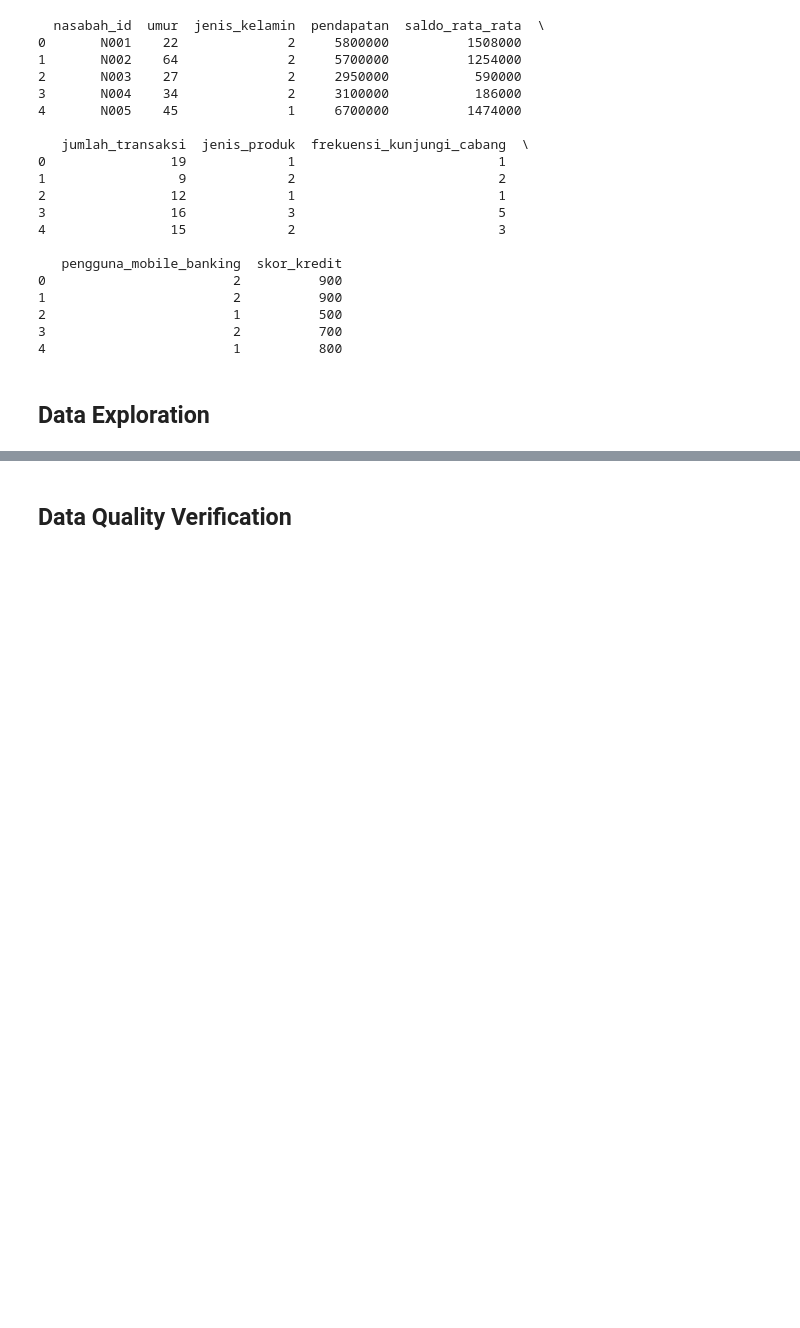
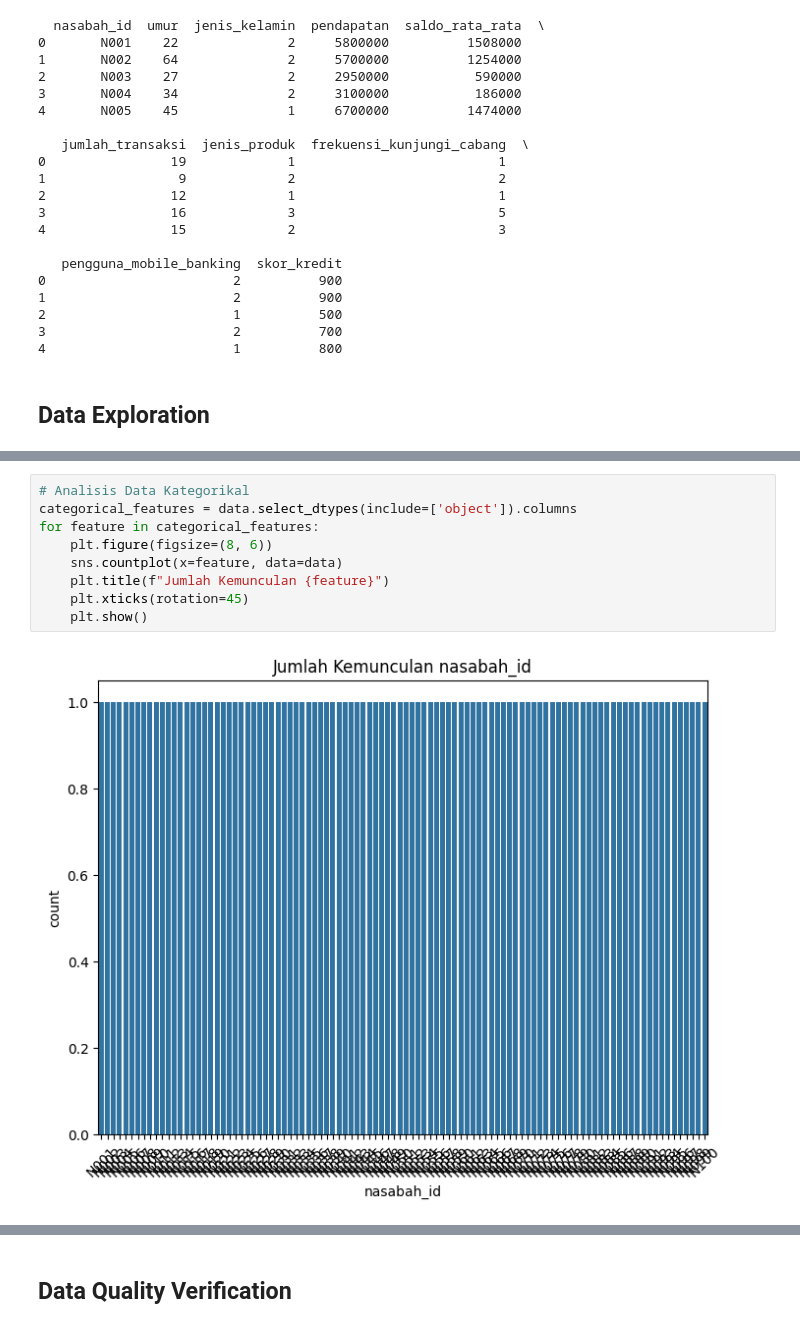
Before and after one commit to RyanGA09/DigiTalent_IntermediateDataScience-SelfPractice, a Jupyter notebook: notebooks/self_practice-1.ipynb, the cells around one changed output, grey strips where cells are left out. Drawn from its saved outputs; the diff is of its cells as text; blank space fills up the shorter version.

```diff
--- a/notebooks/self_practice-1.ipynb
+++ b/notebooks/self_practice-1.ipynb
@@ -199,0 +322,11 @@ print(data.head()) # Memastikan perubahan
+# %%
+# Analisis Data Kategorikal
+categorical_features = data.select_dtypes(include=['object']).columns
+for feature in categorical_features:
+    plt.figure(figsize=(8, 6))
+    sns.countplot(x=feature, data=data)
+    plt.title(f"Jumlah Kemunculan {feature}")
+    plt.xticks(rotation=45)
+    plt.show()
+# %% [output]
+[figure, added]
```
Also changed, not shown: parts of 32 cells of this notebook, 4 other files.
